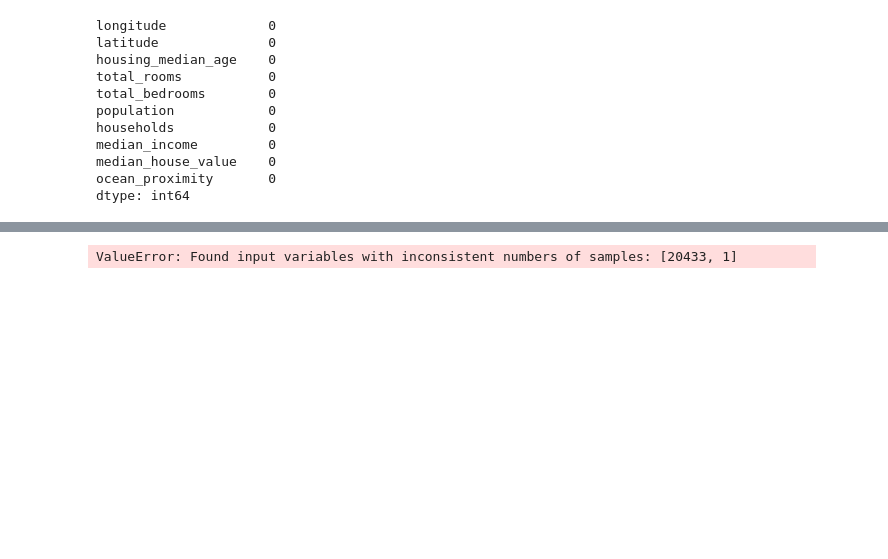
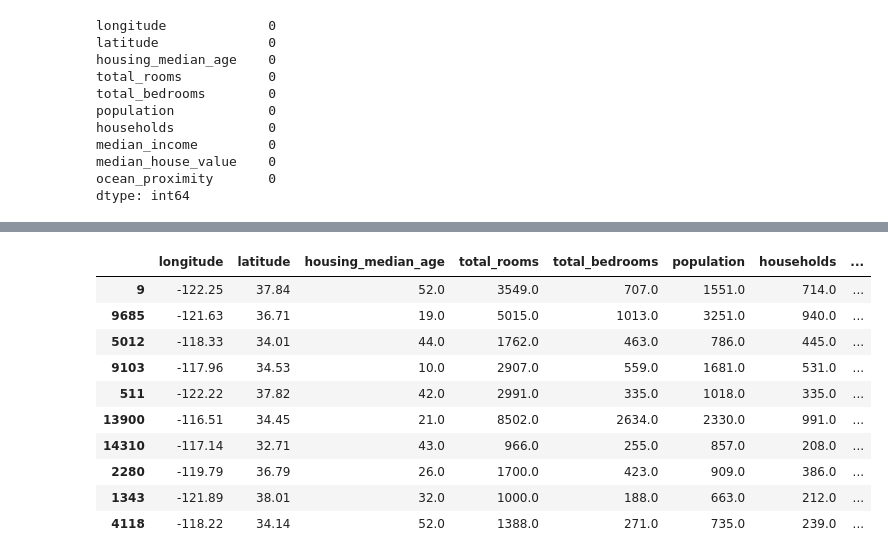
Before and after one commit to grepit/house_price_prediction, a Jupyter notebook: house_price_prediction.ipynb, the cells around one changed output, grey strips where cells are left out. Cells and saved outputs as stored; diff of their text form; code cells hidden in the pictures; blank space fills up the shorter version.

```diff
--- a/house_price_prediction.ipynb
+++ b/house_price_prediction.ipynb
@@ -51,6 +69,19 @@ x = data_clean.drop(['median_house_value'], axis=1)
 y = data_clean['median_house_value']
 # now we gonna select the test data so we can then evaluate our model
 #notice we spliting the ther test data size to be 20% aka 0.2
-x_train, x_test, y_train, y_test = train_test_split(x, y, test_size=0.2)
+x_training, x_test, y_training, y_test = train_test_split(x, y, test_size=0.2)
-# %% [output]
-ValueError: Found input variables with inconsistent numbers of samples: [20433, 1]
+# %%
+training_data = x_training.join(y_training)
+training_data.head(10)
+# %% [output]
+|  | longitude | latitude | housing_median_age | total_rooms | total_bedrooms | population | households | ... |
+| 9 | -122.25 | 37.84 | 52.0 | 3549.0 | 707.0 | 1551.0 | 714.0 | ... |
+| 9685 | -121.63 | 36.71 | 19.0 | 5015.0 | 1013.0 | 3251.0 | 940.0 | ... |
+| 5012 | -118.33 | 34.01 | 44.0 | 1762.0 | 463.0 | 786.0 | 445.0 | ... |
+| 9103 | -117.96 | 34.53 | 10.0 | 2907.0 | 559.0 | 1681.0 | 531.0 | ... |
+| 511 | -122.22 | 37.82 | 42.0 | 2991.0 | 335.0 | 1018.0 | 335.0 | ... |
+| 13900 | -116.51 | 34.45 | 21.0 | 8502.0 | 2634.0 | 2330.0 | 991.0 | ... |
+| 14310 | -117.14 | 32.71 | 43.0 | 966.0 | 255.0 | 857.0 | 208.0 | ... |
+| 2280 | -119.79 | 36.79 | 26.0 | 1700.0 | 423.0 | 909.0 | 386.0 | ... |
+| 1343 | -121.89 | 38.01 | 32.0 | 1000.0 | 188.0 | 663.0 | 212.0 | ... |
+| 4118 | -118.22 | 34.14 | 52.0 | 1388.0 | 271.0 | 735.0 | 239.0 | ... |
```
Also changed, not shown: parts of 6 cells of this notebook, 1 other file.
